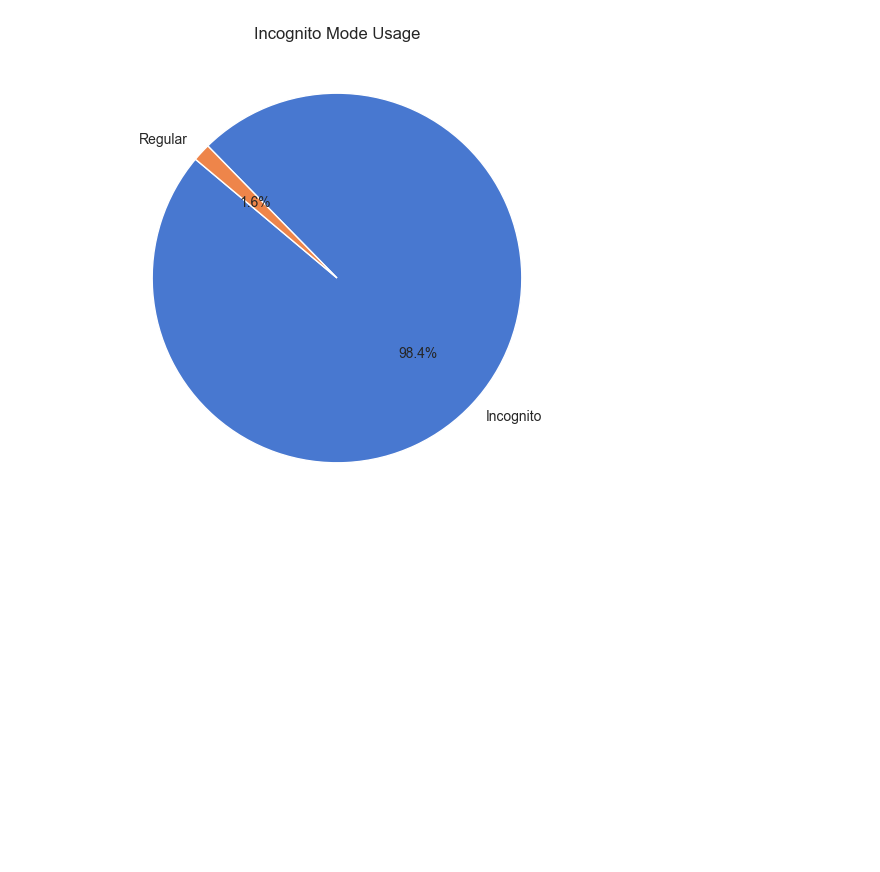
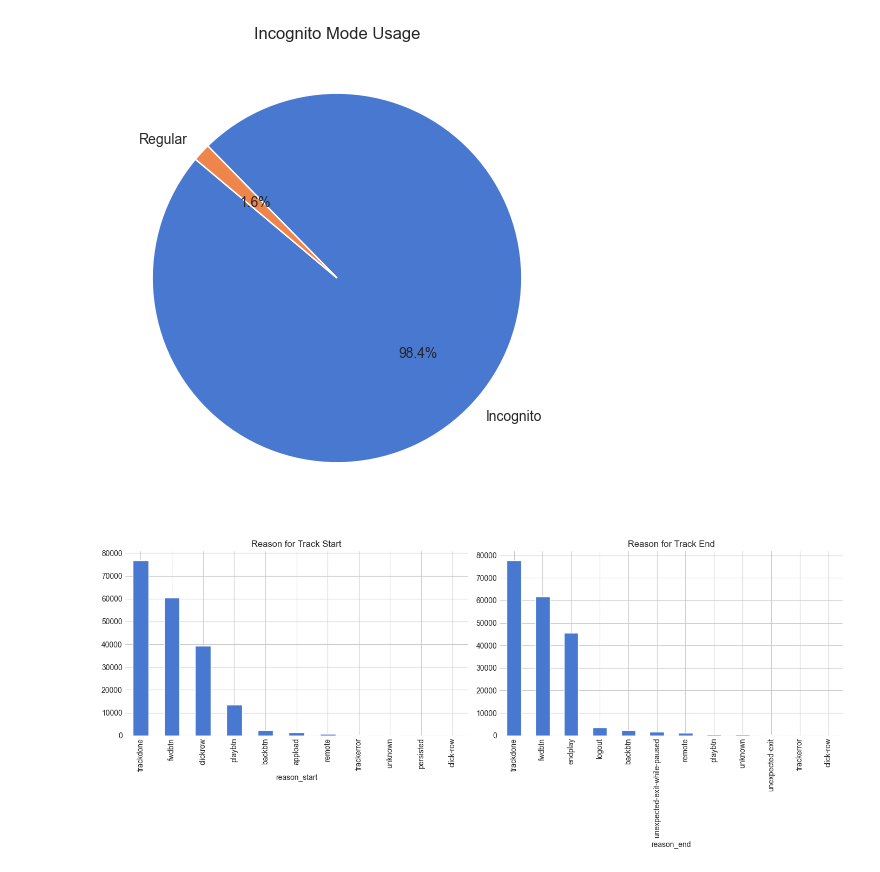
Before and after one commit to bang-a-coder/spotify-data, a Jupyter notebook: explore.ipynb, the cells around one changed output. Saved outputs shown, nothing was run; the diff lists cells and outputs as text; code cells hidden in the pictures; blank space fills up the shorter version.

```diff
--- a/data_2022/explore.ipynb
+++ b/explore.ipynb
@@ -186,3 +185,14 @@ plt.ylabel('')
 plt.show()
 # %% [output]
 [figure]
+# %%
+reason_start_counts = df['reason_start'].value_counts()
+reason_end_counts = df['reason_end'].value_counts()
+
+fig, axs = plt.subplots(1, 2, figsize=(14, 6))
+reason_start_counts.plot(kind='bar', ax=axs[0], title='Reason for Track Start')
+reason_end_counts.plot(kind='bar', ax=axs[1], title='Reason for Track End')
+plt.tight_layout()
+plt.show()
+# %% [output]
+[figure, added]
```
Also changed, not shown: parts of 7 cells of this notebook, 3 other files.
